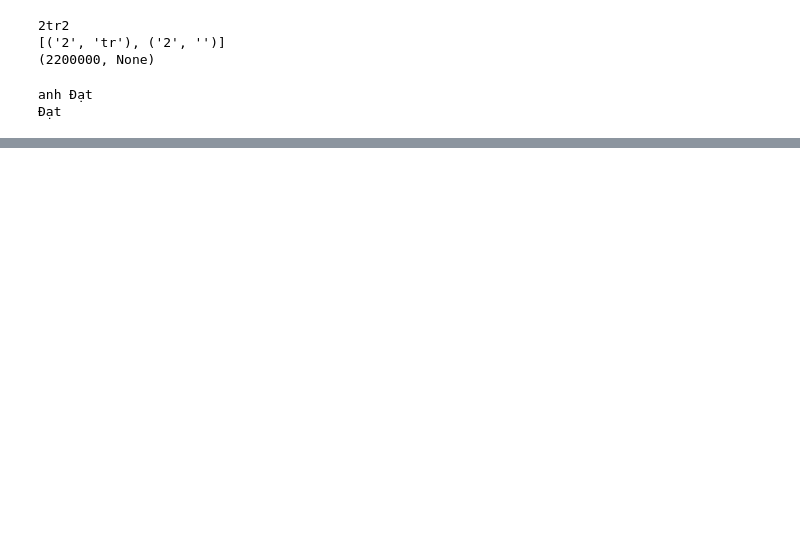
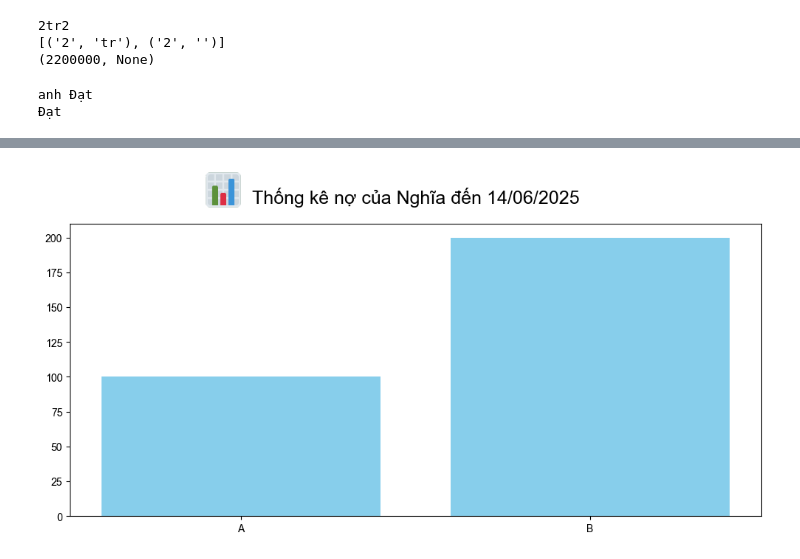
Before and after one commit to NHN-Rex/NoteBot_Discord_no_ai, a Jupyter notebook: test.ipynb, the cells around one changed output, grey strips where cells are left out. Drawn from its saved outputs; the diff is of its cells as text; code cells hidden in the pictures; blank space fills up the shorter version.

```diff
--- a/test.ipynb
+++ b/test.ipynb
@@ -267,0 +436,40 @@ print(replace_slang(text.split(",")[3].lower(), slang_mapping))
+# %%
+import matplotlib.pyplot as plt
+import matplotlib.image as mpimg
+from matplotlib.offsetbox import OffsetImage, AnnotationBbox
+
+# Dữ liệu mẫu
+names = ['A', 'B']
+values = [100, 200]
+
+# Tạo figure và axes
+fig, ax = plt.subplots(figsize=(10, 5))
+
+# Vẽ bar chart
+ax.bar(names, values, color='skyblue')
+
+# Đặt tiêu đề chart
+title_text = f"Thống kê nợ của Nghĩa đến 14/06/2025"
+title = plt.title(title_text, fontsize=18, color='black', pad=20)
+
+# Lấy vị trí title để canh icon
+renderer = fig.canvas.get_renderer()
+title_bbox = title.get_window_extent(renderer=renderer)
+
+# Load icon PNG
+icon = mpimg.imread('asset/bar-chart.png')
+imagebox = OffsetImage(icon, zoom=0.5)
+
+# Chuyển từ pixel sang figure fraction
+icon_x = (title_bbox.x0 - 40) / fig.bbox.width
+icon_y = (title_bbox.y0 + title_bbox.height/2) / fig.bbox.height
+
+# Đặt vị trí icon canh theo title
+ab = AnnotationBbox(imagebox, (icon_x, icon_y), xycoords='figure fraction', frameon=False)
+fig.add_artist(ab)
+
+# Căn chỉnh layout
+plt.tight_layout()
+plt.show()
+# %% [output]
+[figure, added]
```
Also changed, not shown: parts of 4 cells of this notebook, 3 other files.
